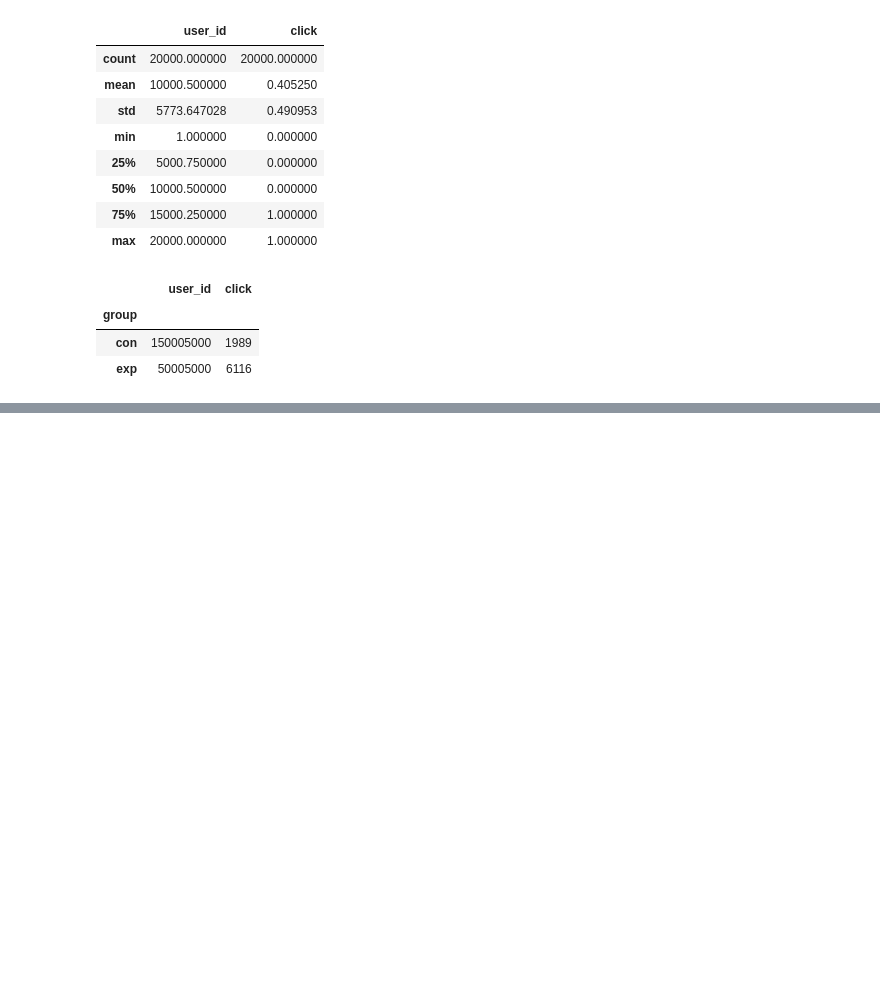
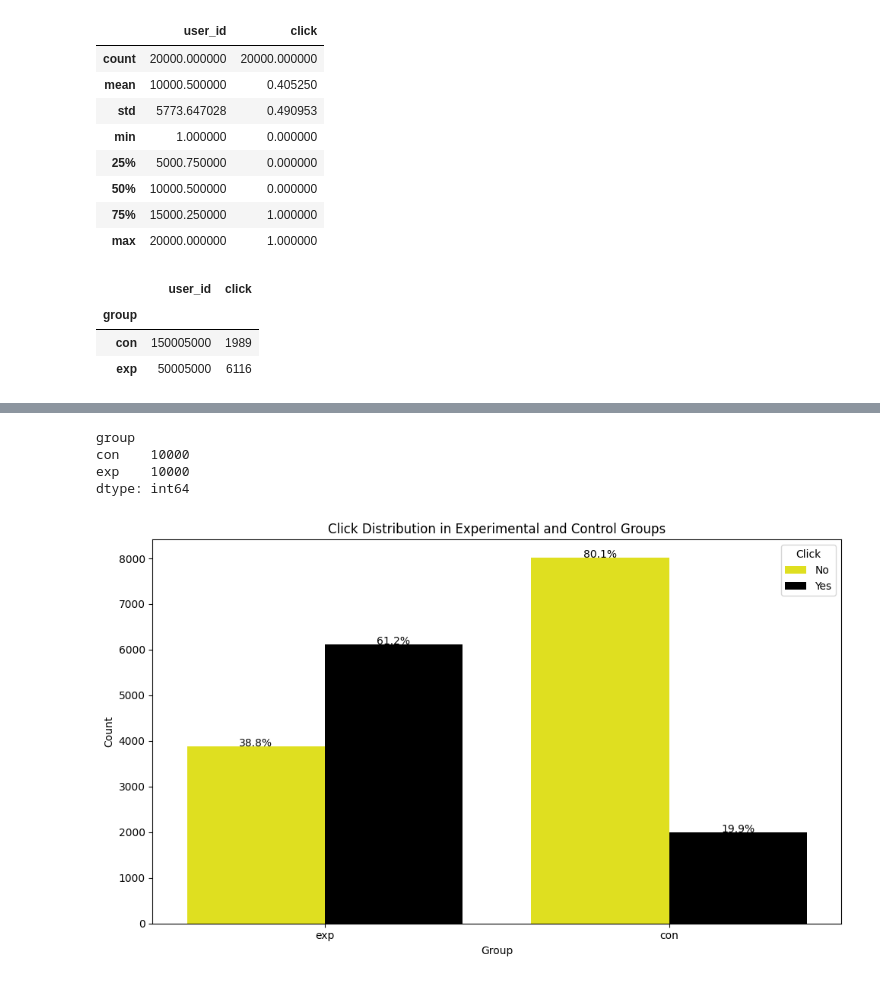
Before and after one commit to GongSeason/Python-for-Data-science-study, a Jupyter notebook: Part7_AB_Test_of_CTR_data.ipynb, the cells around one changed output, grey strips where cells are left out. Cells and saved outputs as stored; diff of their text form; code cells hidden in the pictures; blank space fills up the shorter version.

```diff
--- a/Part7_AB_Test_of_CTR_data.ipynb
+++ b/Part7_AB_Test_of_CTR_data.ipynb
@@ -33,0 +51,7 @@ df_ab_test.groupby('group').sum('click')
+# %%
+df_ab_test.groupby(['group']).size()
+# %% [output]
+group
+con    10000
+exp    10000
+dtype: int64
@@ -33,0 +60,26 @@ df_ab_test.groupby('group').sum('click')
+# %%
+# Custom palette for yellow and black
+palette ={0:'yellow', 1:'black'}  # Assuming 0 is for no-click, 1 for click
+
+# Plotting the click distribution for each group with the custom colors
+plt.figure(figsize=(10,6))
+ax = sns.countplot(x='group',hue='click',data=df_ab_test,palette=palette)
+plt.title('Click Distribution in Experimental and Control Groups')
+plt.xlabel('Group')
+plt.ylabel('Count')
+plt.legend(title='Click',labels=['No','Yes'])
+
+group_counts = df_ab_test.groupby(['group']).size()
+group_click_counts = df_ab_test.groupby(['group','click']).size().reset_index(name='count')
+
+for p in ax.patches:
+    height = p.get_height()
+    # Find the group and click type for the current bar
+    group = 'exp' if p.get_x() < 0.5 else 'con'
+    click = 1 if p.get_x() % 1 >0.5 else 0
+    total = group_counts.loc[group]
+    percentage = 100*height/total
+    ax.text(p.get_x()+p.get_width()/2., height+5,f'{percentage:.1f}%',ha='center',color='black',fontsize=10)
+plt.tight_layout()
+# %% [output]
+[figure, added]
```
Also changed, not shown: parts of 15 cells of this notebook.
